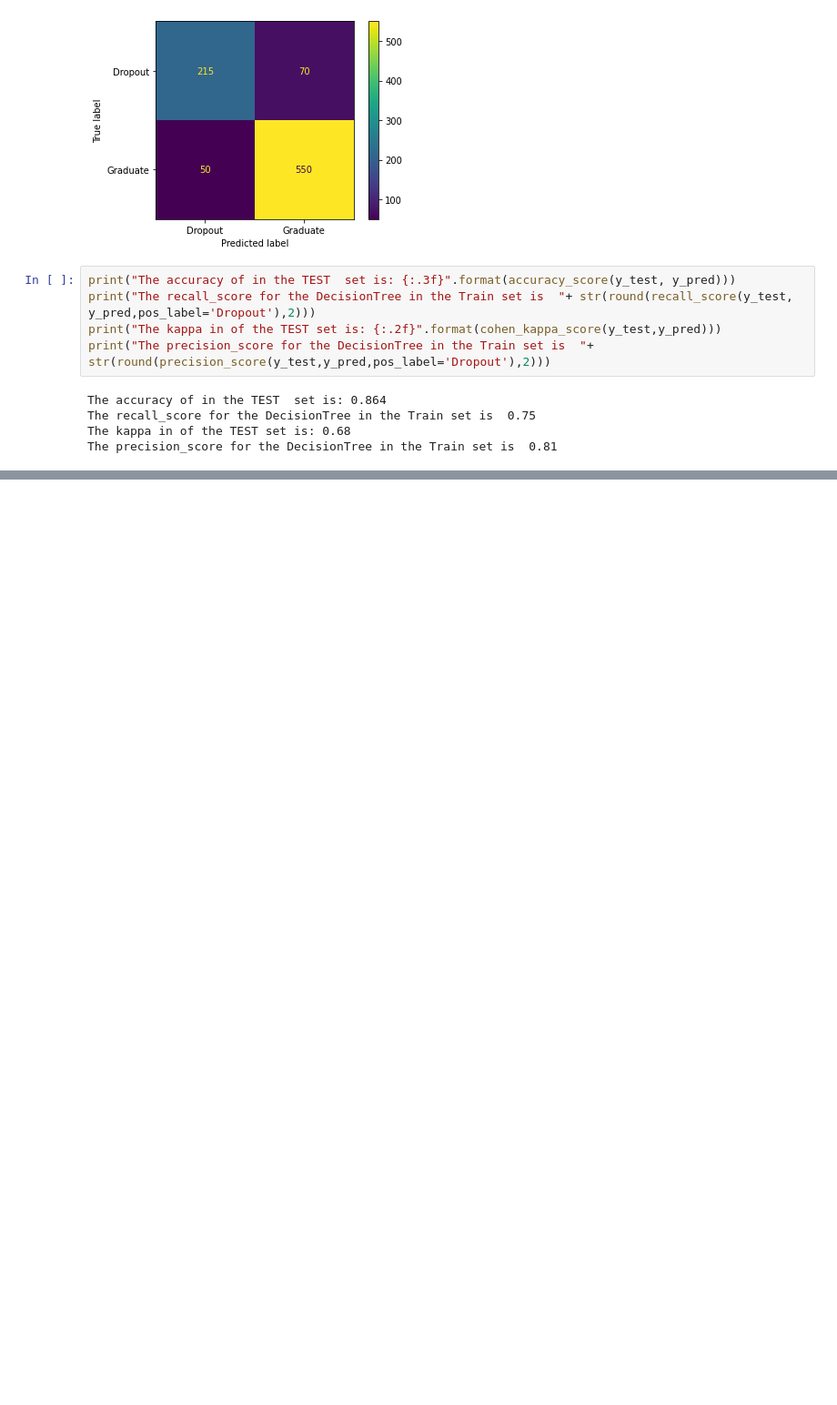
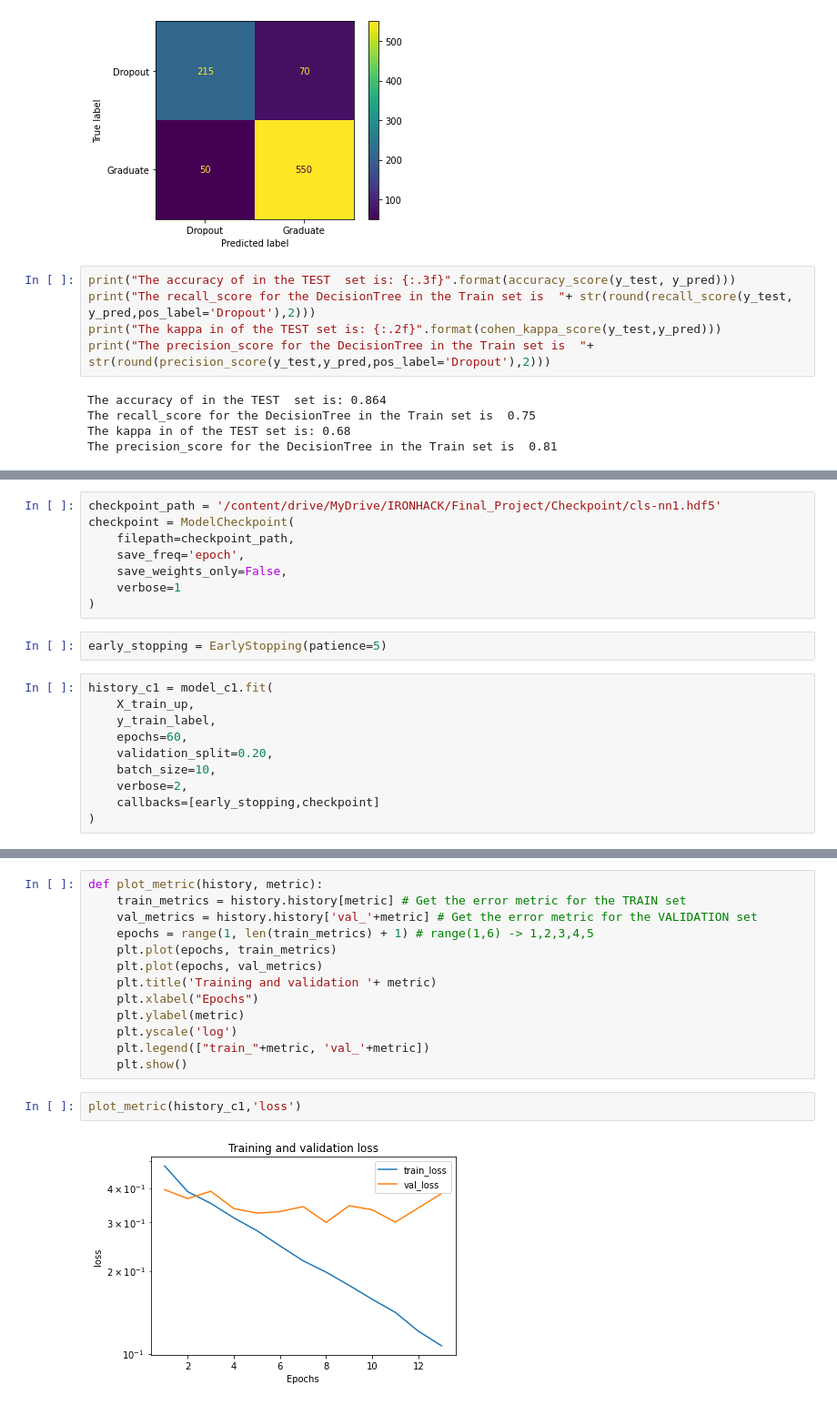
Before and after one commit to Mojgunsh/Final_Project, a Jupyter notebook: Final_Project_Vr0_1.ipynb, the cells around one changed output, grey strips where cells are left out. Shown at 91% size. Drawn from its saved outputs; the diff is of its cells as text; blank space fills up the shorter version.

```diff
--- a/Final_Project_Vr0_1.ipynb
+++ b/Final_Project_Vr0_1.ipynb
@@ -749,0 +915,20 @@ The precision_score for the DecisionTree in the Train set is  0.81
+# %%
+checkpoint_path = '/content/drive/MyDrive/IRONHACK/Final_Project/Checkpoint/cls-nn1.hdf5'
+checkpoint = ModelCheckpoint(
+    filepath=checkpoint_path,
+    save_freq='epoch',
+    save_weights_only=False,
+    verbose=1
+)
+# %%
+early_stopping = EarlyStopping(patience=5)
+# %%
+history_c1 = model_c1.fit(
+    X_train_up,
+    y_train_label,
+    epochs=60,
+    validation_split=0.20,
+    batch_size=10,
+    verbose=2,
+    callbacks=[early_stopping,checkpoint]
+)
@@ -749,0 +953,17 @@ The precision_score for the DecisionTree in the Train set is  0.81
+# %%
+def plot_metric(history, metric):
+    train_metrics = history.history[metric] # Get the error metric for the TRAIN set
+    val_metrics = history.history['val_'+metric] # Get the error metric for the VALIDATION set
+    epochs = range(1, len(train_metrics) + 1) # range(1,6) -> 1,2,3,4,5
+    plt.plot(epochs, train_metrics)
+    plt.plot(epochs, val_metrics)
+    plt.title('Training and validation '+ metric)
+    plt.xlabel("Epochs")
+    plt.ylabel(metric)
+    plt.yscale('log')
+    plt.legend(["train_"+metric, 'val_'+metric])
+    plt.show()
+# %%
+plot_metric(history_c1,'loss')
+# %% [output]
+[figure, added]
```
Also changed, not shown: parts of 33 cells of this notebook.
